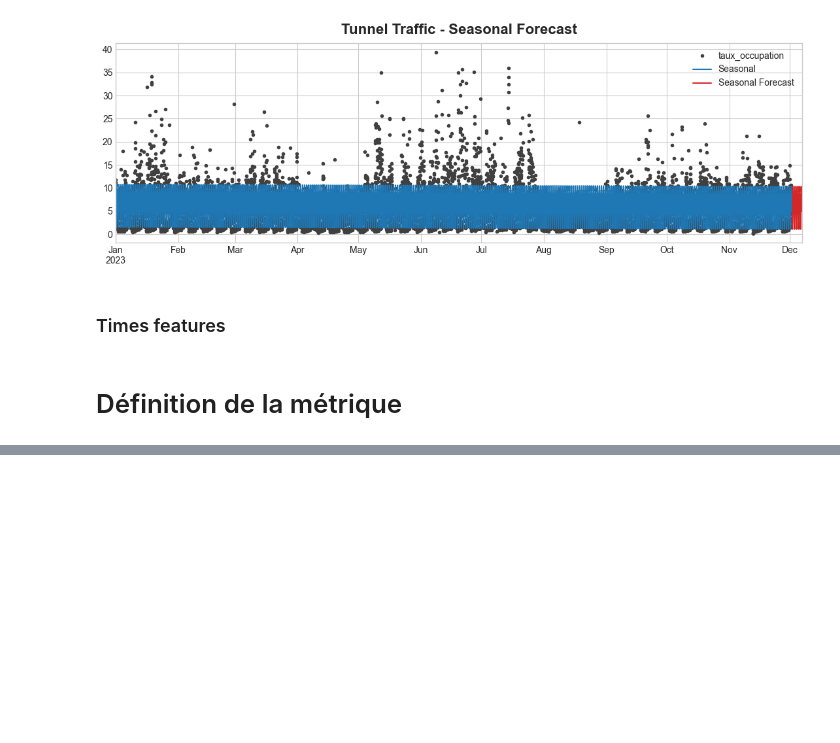
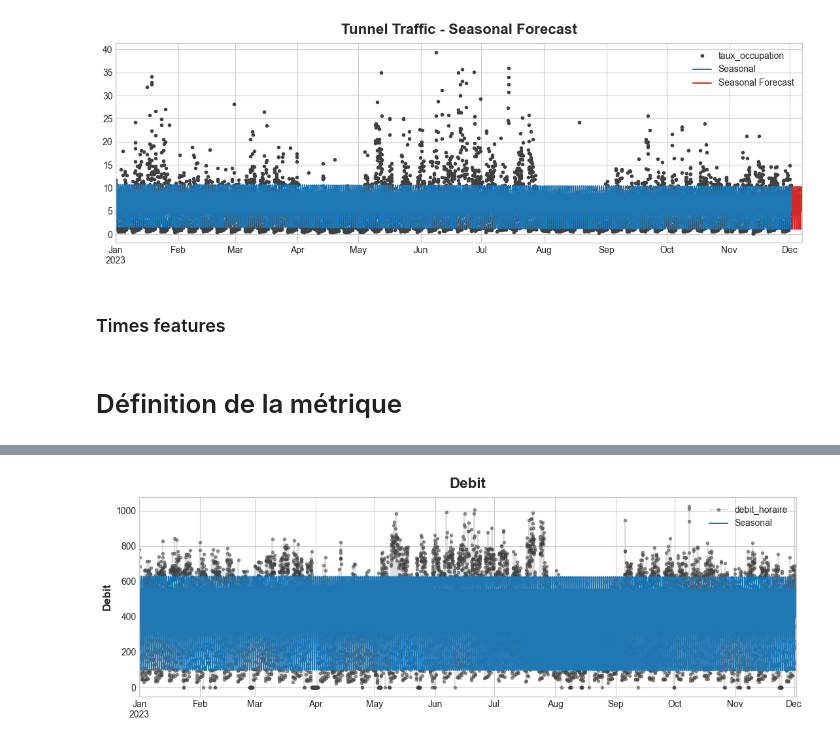
Before and after one commit to maceoduriez/Datathon_BCG_colissiMONSTRE, a Jupyter notebook: datathon_bcg/notebooks/Louis.ipynb, the cells around one changed output, grey strips where cells are left out. Drawn from its saved outputs; the diff is of its cells as text; code cells hidden in the pictures; blank space fills up the shorter version.

```diff
--- a/datathon_bcg/notebooks/Louis.ipynb
+++ b/datathon_bcg/notebooks/Louis.ipynb
@@ -627,0 +686,28 @@ df
+# %%
+y = df['debit_horaire'].copy()
+
+fourier = CalendarFourier(freq='7D', order=4)
+dp = DeterministicProcess(
+    index=y.index,
+    constant=True,
+    order=1,
+    seasonal=True,
+    additional_terms=[fourier],
+    drop=True,
+)
+X = dp.in_sample()
+# %%
+y.fillna(0, inplace=True)
+model = LinearRegression().fit(X, y)
+y_pred = pd.Series(
+    model.predict(X),
+    index=X.index,
+    name='Fitted',
+)
+
+y_pred = pd.Series(model.predict(X), index=X.index)
+ax = y.plot(**plot_params, alpha=0.5, title="Debit", ylabel="Debit")
+ax = y_pred.plot(ax=ax, label="Seasonal")
+ax.legend();
+# %% [output]
+[figure, added]
```
Also changed, not shown: parts of 15 cells of this notebook.
